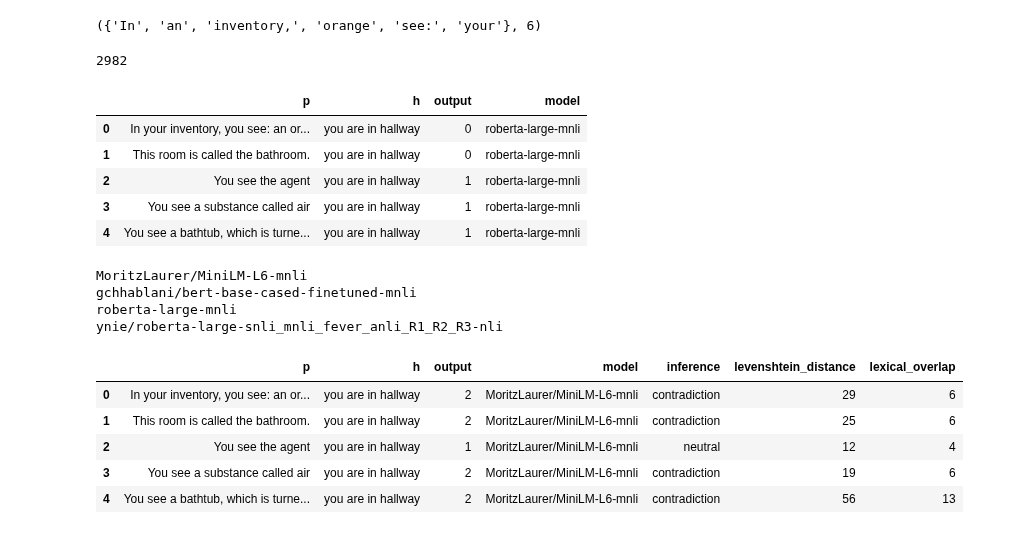
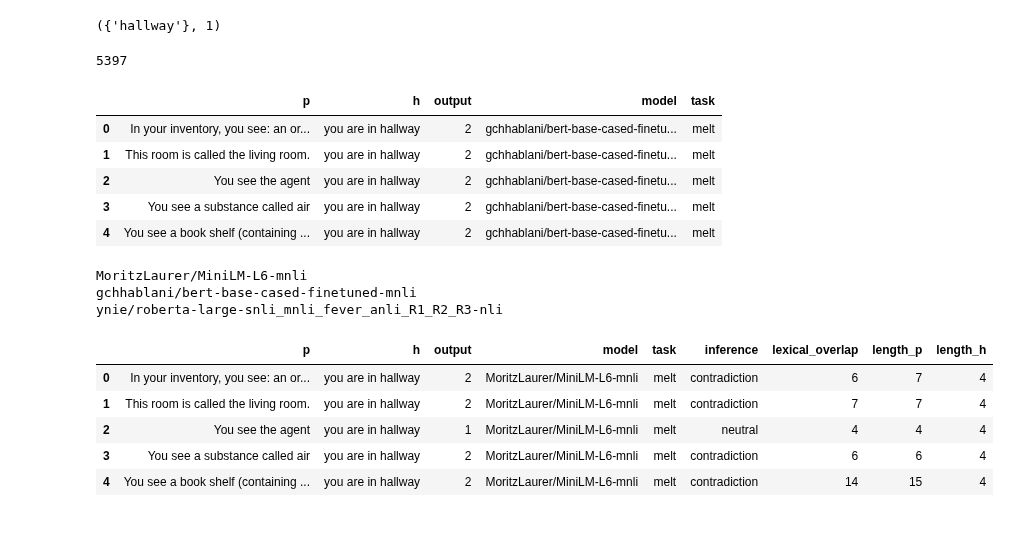
Before and after one commit to yukioichida/bdi-latent-space, a Jupyter notebook: notebooks/results_inference_analysis.ipynb, the cells around one changed output. Cells and saved outputs as stored; diff of their text form; code cells hidden in the pictures.

```diff
--- a/notebooks/results_inference_analysis.ipynb
+++ b/notebooks/results_inference_analysis.ipynb
@@ -34,25 +32,30 @@ def preprocess_df(results_df):
 # %%
 import pandas as pd
 
-all_task = [""]
 
 plan_statistics = pd.read_csv("plan_statistics.csv")
 
-dirs = ["../results/v2-roberta_large_mnli/", "../results/v2-roberta_large_anli/", "../results/v2-minilm/", "../results/v2-bert/"]
+dirs = ["../results/v2-gchhablani-bert-base-cased-finetuned-mnli/", "../results/v2-MoritzLaurer-MiniLM-L6-mnli/", "../results/v2-ynie-roberta-large-snli_mnli_fever_anli_R1_R2_R3-nli/"]
 #dirs = ["../results/v2-minilm/"]
-files_overall = "results_melt.csv"
-files_nli = "results_nli_melt.csv"
+tasks = ['melt', 'find-non-living-thing']
+print(tasks)
+#files_overall = "results_melt.csv"
+#files_nli = "results_nli_melt.csv"
 
 all_overall_dfs = []
+all_nli_dfs = []
 for dir in dirs:
-    file = dir+files_overall
-    results_df = pd.read_csv(file)
-    all_overall_dfs.append(results_df)
+    for task in tasks:
+        results_df = pd.read_csv(dir+f"results_{task}.csv")
+        results_df['task'] = task
+        all_overall_dfs.append(results_df)
+
+        nli_results_df = pd.read_csv(dir+f"results_nli_{task}.csv")
+        nli_results_df['task'] = task
+        all_nli_dfs.append(nli_results_df)
 
 overall_results_df = pd.concat(all_overall_dfs)
 overall_results_df = preprocess_df(overall_results_df)
 overall_results_df = pd.merge(overall_results_df, plan_statistics, on=['plans_pct', 'task'])
-
-print(len(overall_results_df))
-overall_results_df.head()
+overall_results_df
 # %% [output]
@@ -99,10 +108,10 @@ models_df
 # %%
 sentence_a = "In your inventory, you see: an orange"
-sentence_b = "you are in hallway"
+sentence_b = "you are in the hallway"
 sentence_c = "you are in the bathroom"
 
-words_doc1 = set(sentence_a.split())
-words_doc2 = set(sentence_b.split())
+words_doc1 = set(sentence_b.split())
+words_doc2 = set(sentence_c.split())
 
 
 
@@ -113,10 +122,10 @@ def lexical_overlap(a, b):
     diff = words_doc1.difference(words_doc2)
     return len(diff)
 
-intersection = words_doc1.difference(words_doc2)
-intersection, len(intersection)
+dff = words_doc1.difference(words_doc2)
+dff, len(dff)
 # %% [output]
-({'In', 'an', 'inventory,', 'orange', 'see:', 'your'}, 6)
+({'hallway'}, 1)
 # %%
 # https://seaborn.pydata.org/examples/grouped_barplot.html
 
@@ -127,49 +136,45 @@ intersection, len(intersection)
 
 #
 # %%
-all_nli_dfs = []
-for dir in dirs:
-    file = dir + files_nli
-    results_df = pd.read_csv(file)
-    all_nli_dfs.append(results_df)
-
 nli_results_df = pd.concat(all_nli_dfs)
 print(len(nli_results_df))
 nli_results_df.head()
 # %% [output]
-2982
+5397
-|  | p | h | output | model |
-| 0 | In your inventory, you see: an or... | you are in hallway | 0 | roberta-large-mnli |
-| 1 | This room is called the bathroom. | you are in hallway | 0 | roberta-large-mnli |
-| 2 | You see the agent | you are in hallway | 1 | roberta-large-mnli |
-| 3 | You see a substance called air | you are in hallway | 1 | roberta-large-mnli |
-| 4 | You see a bathtub, which is turne... | you are in hallway | 1 | roberta-large-mnli |
+|  | p | h | output | model | task |
+| 0 | In your inventory, you see: an or... | you are in hallway | 2 | gchhablani/bert-base-cased-finetu... | melt |
+| 1 | This room is called the living room. | you are in hallway | 2 | gchhablani/bert-base-cased-finetu... | melt |
+| 2 | You see the agent | you are in hallway | 2 | gchhablani/bert-base-cased-finetu... | melt |
+| 3 | You see a substance called air | you are in hallway | 2 | gchhablani/bert-base-cased-finetu... | melt |
+| 4 | You see a book shelf (containing ... | you are in hallway | 2 | gchhablani/bert-base-cased-finetu... | melt |
 # %%
 from transformers import AutoTokenizer, AutoModelForSequenceClassification, AutoConfig
 
 all_groups_df = []
 for model, group_df in nli_results_df.groupby("model"):
     print(model)
     config = AutoConfig.from_pretrained(model)
     #print(config.label2id)
     #print(config.id2label)
     group_df['inference'] = group_df['output'].apply(lambda id: config.id2label[id].lower())
     all_groups_df.append(group_df)
 
 filtered_nli_df = pd.concat(all_groups_df)
-filtered_nli_df['levenshtein_distance'] = filtered_nli_df.apply(lambda row: levenshtein_distance(row['p'], row['h']), axis=1)
+#filtered_nli_df['levenshtein_distance'] = filtered_nli_df.apply(lambda row: levenshtein_distance(row['p'], row['h']), axis=1)
 filtered_nli_df['lexical_overlap'] = filtered_nli_df.apply(lambda row: lexical_overlap(row['p'], row['h']), axis=1)
+filtered_nli_df['length_p'] = filtered_nli_df['p'].apply(lambda p: len(p.split()))
+filtered_nli_df['length_h'] = filtered_nli_df['h'].apply(lambda h: len(h.split()))
+
 filtered_nli_df.head()
 # %% [output]
 MoritzLaurer/MiniLM-L6-mnli
 gchhablani/bert-base-cased-finetuned-mnli
-roberta-large-mnli
 ynie/roberta-large-snli_mnli_fever_anli_R1_R2_R3-nli
-|  | p | h | output | model | inference | levenshtein_distance | lexical_overlap |
-| 0 | In your inventory, you see: an or... | you are in hallway | 2 | MoritzLaurer/MiniLM-L6-mnli | contradiction | 29 | 6 |
-| 1 | This room is called the bathroom. | you are in hallway | 2 | MoritzLaurer/MiniLM-L6-mnli | contradiction | 25 | 6 |
-| 2 | You see the agent | you are in hallway | 1 | MoritzLaurer/MiniLM-L6-mnli | neutral | 12 | 4 |
-| 3 | You see a substance called air | you are in hallway | 2 | MoritzLaurer/MiniLM-L6-mnli | contradiction | 19 | 6 |
-| 4 | You see a bathtub, which is turne... | you are in hallway | 2 | MoritzLaurer/MiniLM-L6-mnli | contradiction | 56 | 13 |
+|  | p | h | output | model | task | inference | lexical_overlap | length_p | length_h |
+| 0 | In your inventory, you see: an or... | you are in hallway | 2 | MoritzLaurer/MiniLM-L6-mnli | melt | contradiction | 6 | 7 | 4 |
+| 1 | This room is called the living room. | you are in hallway | 2 | MoritzLaurer/MiniLM-L6-mnli | melt | contradiction | 7 | 7 | 4 |
+| 2 | You see the agent | you are in hallway | 1 | MoritzLaurer/MiniLM-L6-mnli | melt | neutral | 4 | 4 | 4 |
+| 3 | You see a substance called air | you are in hallway | 2 | MoritzLaurer/MiniLM-L6-mnli | melt | contradiction | 6 | 6 | 4 |
+| 4 | You see a book shelf (containing ... | you are in hallway | 2 | MoritzLaurer/MiniLM-L6-mnli | melt | contradiction | 14 | 15 | 4 |
 # %%
 all_statistics = []
```
Also changed, not shown: parts of 12 cells of this notebook, 28 other files.
